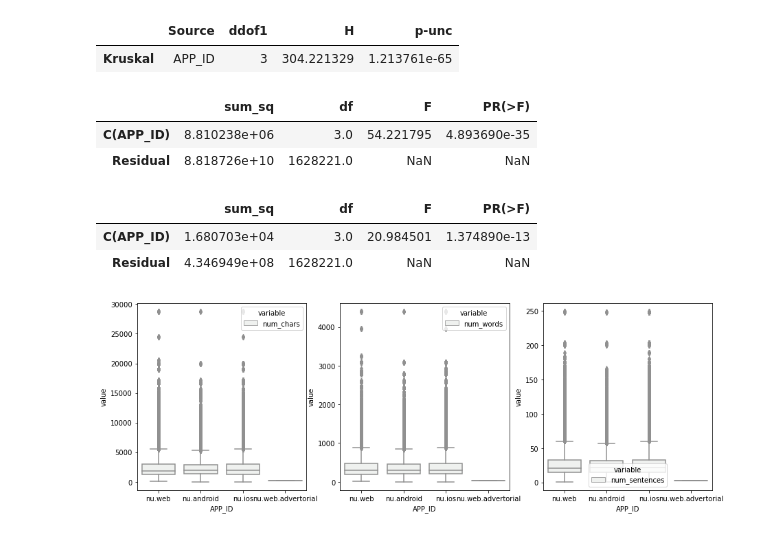
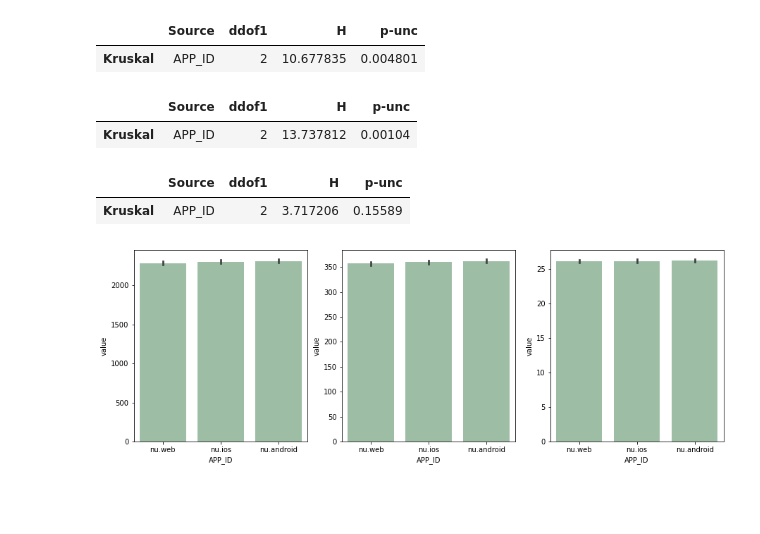
Before and after one commit to Olu93/work_beyond_clicks, a Jupyter notebook: example_jupyter_notebook.ipynb, the cells around one changed output. Saved outputs shown, nothing was run; the diff lists cells and outputs as text; code cells hidden in the pictures; blank space fills up the shorter version.

```diff
--- a/example_jupyter_notebook.ipynb
+++ b/example_jupyter_notebook.ipynb
@@ -24,7 +40,7 @@ reduced_views.csv
 # %%
 DATA_FOLDER = "preflight"
 # %%
-ddf = pd.read_csv(f'data_dpg_testdata/{DATA_FOLDER}/reduced_views.csv', dtype={'GEO_ZIPCODE': object,
+ddf_views = dd.read_csv(f'data_dpg_testdata/{DATA_FOLDER}/reduced_views.csv', dtype={'GEO_ZIPCODE': object,
        'REFR_MEDIUM': object, 'IS_LOGGED_IN': object, 'file_name': object,
 "privacy_advertising":int,
 "privacy_analytics":int,
@@ -37,8 +53,18 @@ ddf = pd.read_csv(f'data_dpg_testdata/{DATA_FOLDER}/reduced_views.csv', dtype={'
 "privacy_target_advertising":int,
 
        })
-ddf["DERIVED_TSTAMP"] = pd.to_datetime(ddf["DERIVED_TSTAMP"])
-ddf["hour"] = ddf["DERIVED_TSTAMP"].dt.hour
-ddf.tail()
+ddf_views["DERIVED_TSTAMP"] = dd.to_datetime(ddf_views["DERIVED_TSTAMP"])
+ddf_views["hour"] = ddf_views["DERIVED_TSTAMP"].dt.hour
+ddf_views["weekday"] = ddf_views["DERIVED_TSTAMP"].dt.weekday
+ddf_views["dayofmonth"] = ddf_views["DERIVED_TSTAMP"].dt.day
+ddf_views["month"] = ddf_views["DERIVED_TSTAMP"].dt.month
+ddf_views = ddf_views.replace("nu.web.advertorial", "nu.web")
+device_counts = ddf_views["APP_ID"].value_counts().compute()
+sample_amount = device_counts.min()
+unique_devices = device_counts.index.unique()
+columns_privacy = ddf_views.columns[ddf_views.columns.str.startswith("privacy_")].values
+columns_time = ["hour", "weekday", "dayofmonth", "month"]
+ddf_views = ddf_views.groupby('APP_ID').apply(lambda df: df.sample(20000), meta=ddf_views.partitions[0]).reset_index(drop=True)
+ddf_views.tail()
 # %% [output]
 |  | APP_ID | ARTICLE_ID | DERIVED_TSTAMP | GEO_CITY | GEO_COUNTRY | GEO_ZIPCODE | REFR_MEDIUM | REFR_URLHOST | ... |
@@ -67,6 +84,6 @@ Name: APP_ID, Length: 424, dtype: int64
 # %%
 DATA_FOLDER_ARTICLES = "reduced"
-ddf2 = pd.read_csv(f'data_dpg_testdata/{DATA_FOLDER_ARTICLES}/reduced_articles_df_article.csv', dtype={'sub_section': 'object',
+ddf2 = dd.read_csv(f'data_dpg_testdata/{DATA_FOLDER_ARTICLES}/reduced_articles_df_article.csv', dtype={'sub_section': 'object',
        'url': 'object'})
 ddf2.head()
 # %% [output]
@@ -86,7 +103,7 @@ ddf2.loc[ddf2["num_sentences"] != 0].compute().head()
 | 142 | 6181293 | article-mm-61f7f02f0ad3d9000122fadb | nu.nl | Handel rond Chinees Nieuwjaar tre... | Met twee groothandels en 24 gespe... | NU.nl | https://nu.nl/economie/6181293/ha... | Economie | Economie | ... |
 | 143 | 6181350 | article-mm-61f822823c63720001797716 | nu.nl | Ajax komt er niet uit met Tottenh... | Volgens [_De Telegraaf_](https://... | NU.nl | https://nu.nl/sport/6181350/ajax-... | Sport | Voetbal | ... |
 # %%
-ddf3 = ddf2[["article_id", "num_words", "num_sentences", "num_chars"]].merge(ddf[["ARTICLE_ID", "APP_ID"]], left_on='article_id', right_on='ARTICLE_ID')
+ddf3 = ddf2[["article_id", "num_words", "num_sentences", "num_chars"]].merge(ddf_views[["ARTICLE_ID", "APP_ID"]], how='inner', left_on='article_id', right_on='ARTICLE_ID')
 ddf4 = ddf3[["APP_ID", "num_words", "num_sentences", "num_chars"]].loc[ddf3["num_chars"] > 0]
-ddf4.groupby("APP_ID").agg(["mean", "std"]).compute()
+ddf4.groupby("APP_ID").agg(["mean", "std", "count"]).compute()
 # %% [output]
@@ -111,10 +128,7 @@ fvalue, pvalue
 # https://www.reneshbedre.com/blog/anova.html
 
 # get ANOVA table as R like output
-import statsmodels.api as sm
-from statsmodels.formula.api import ols
-
-df_melt = pd.melt(ddf4, id_vars=['APP_ID'], value_vars=["num_words", "num_sentences", "num_chars"]).compute()
+df_melt = dd.melt(ddf4, id_vars=['APP_ID'], value_vars=["num_words", "num_sentences", "num_chars"]).compute()
 df_melt.head()
 # %% [output]
 |  | APP_ID | variable | value |
@@ -135,37 +140,29 @@ anova_table
 # %%
-import pingouin as pg
-pg.kruskal(data=df_melt.loc[df_melt["variable"] == "num_words"], dv='value', between='APP_ID')
+pg.kruskal(data=df_melt.loc[df_melt["variable"] == "num_chars"], dv='value', between='APP_ID')
 # %% [output]
 |  | Source | ddof1 | H | p-unc |
-| Kruskal | APP_ID | 3 | 304.221329 | 1.213761e-65 |
+| Kruskal | APP_ID | 2 | 10.677835 | 0.004801 |
-# %%
-# Ordinary Least Squares (OLS) model
-model = ols('value ~ C(APP_ID)', data=df_melt.loc[df_melt["variable"] == "num_words"]).fit()
-anova_table = sm.stats.anova_lm(model, typ=2)
-anova_table
-# %% [output]
-|  | sum_sq | df | F | PR(>F) |
-| C(APP_ID) | 8.810238e+06 | 3.0 | 54.221795 | 4.893690e-35 |
-| Residual | 8.818726e+10 | 1628221.0 | NaN | NaN |
-# %%
-# Ordinary Least Squares (OLS) model
-model = ols('value ~ C(APP_ID)', data=df_melt.loc[df_melt["variable"] == "num_sentences"]).fit()
-anova_table = sm.stats.anova_lm(model, typ=2)
-anova_table
-# %% [output]
-|  | sum_sq | df | F | PR(>F) |
-| C(APP_ID) | 1.680703e+04 | 3.0 | 20.984501 | 1.374890e-13 |
-| Residual | 4.346949e+08 | 1628221.0 | NaN | NaN |
+# %%
+pg.kruskal(data=df_melt.loc[df_melt["variable"] == "num_words"], dv='value', between='APP_ID')
+# %% [output]
+|  | Source | ddof1 | H | p-unc |
+| Kruskal | APP_ID | 2 | 13.737812 | 0.00104 |
+# %%
+pg.kruskal(data=df_melt.loc[df_melt["variable"] == "num_sentences"], dv='value', between='APP_ID')
+# %% [output]
+|  | Source | ddof1 | H | p-unc |
+| Kruskal | APP_ID | 2 | 3.717206 | 0.15589 |
 # %%
 # generate a boxplot to see the data distribution by treatments. Using boxplot, we can
 # easily detect the differences between different treatments
-import matplotlib.pyplot as plt
-import seaborn as sns
 fig, axes= plt.subplots(1, 3, figsize=(15, 5))
 with_outliers = True
-ax0 = sns.boxplot(x='APP_ID', y='value', data=df_melt.loc[df_melt["variable"] == "num_chars"], color='#99c2a2', hue="variable", ax=axes[0], showfliers = with_outliers)
-ax1 = sns.boxplot(x='APP_ID', y='value', data=df_melt.loc[df_melt["variable"] == "num_words"], color='#99c2a2', hue="variable", ax=axes[1], showfliers = with_outliers)
-ax2 = sns.boxplot(x='APP_ID', y='value', data=df_melt.loc[df_melt["variable"] == "num_sentences"], color='#99c2a2', hue="variable", ax=axes[2], showfliers = with_outliers)
+ax0 = sns.barplot(x='APP_ID', y='value', data=df_melt.loc[df_melt["variable"] == "num_chars"], color='#99c2a2', ax=axes[0])
+ax1 = sns.barplot(x='APP_ID', y='value', data=df_melt.loc[df_melt["variable"] == "num_words"], color='#99c2a2', ax=axes[1])
+ax2 = sns.barplot(x='APP_ID', y='value', data=df_melt.loc[df_melt["variable"] == "num_sentences"], color='#99c2a2', ax=axes[2])
+# for ax in [ax0,ax1,ax2]:
+#     ax.set_xlim()
+
 plt.show()
 # %% [output]
-[figure, old version]
+[figure, new version]
```
Also changed, not shown: parts of 46 cells of this notebook, 4 other files.
